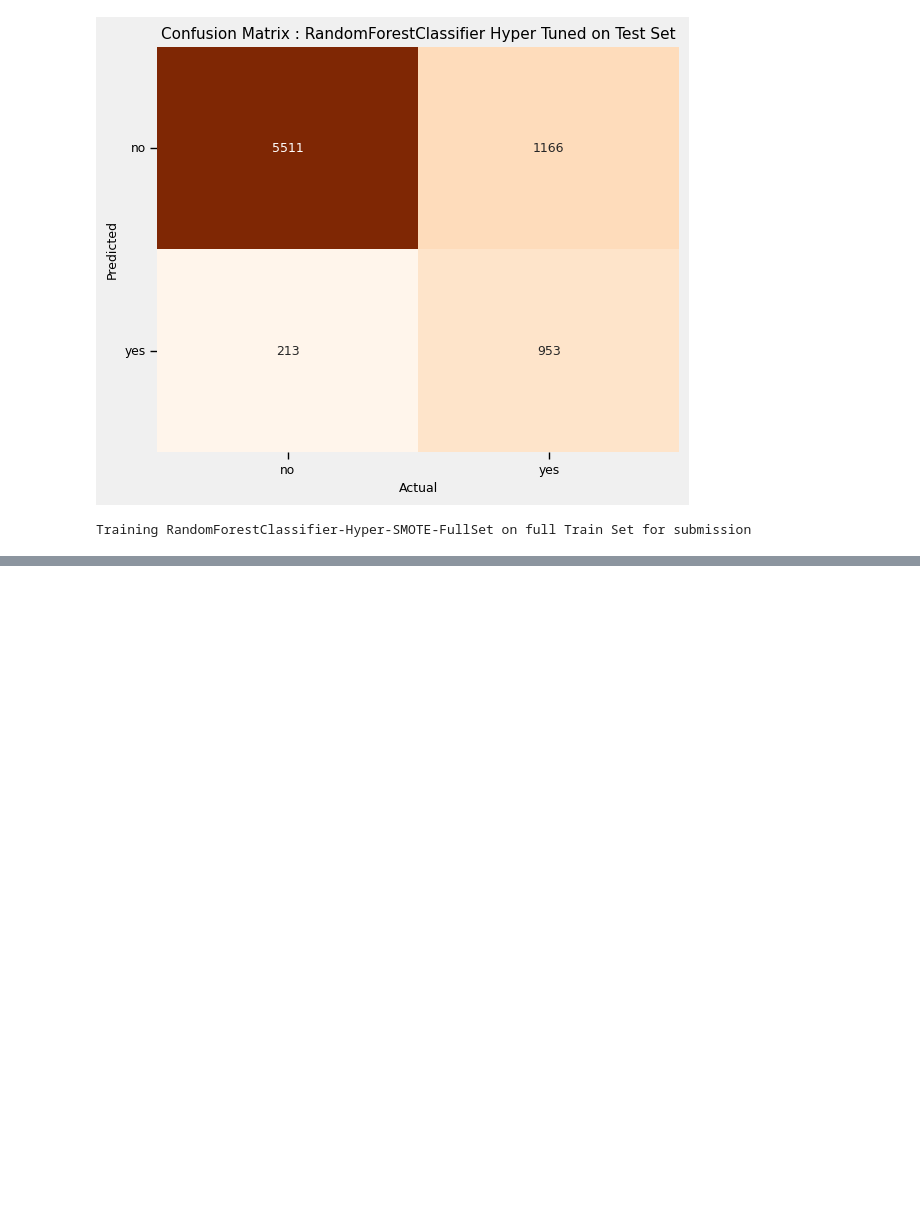
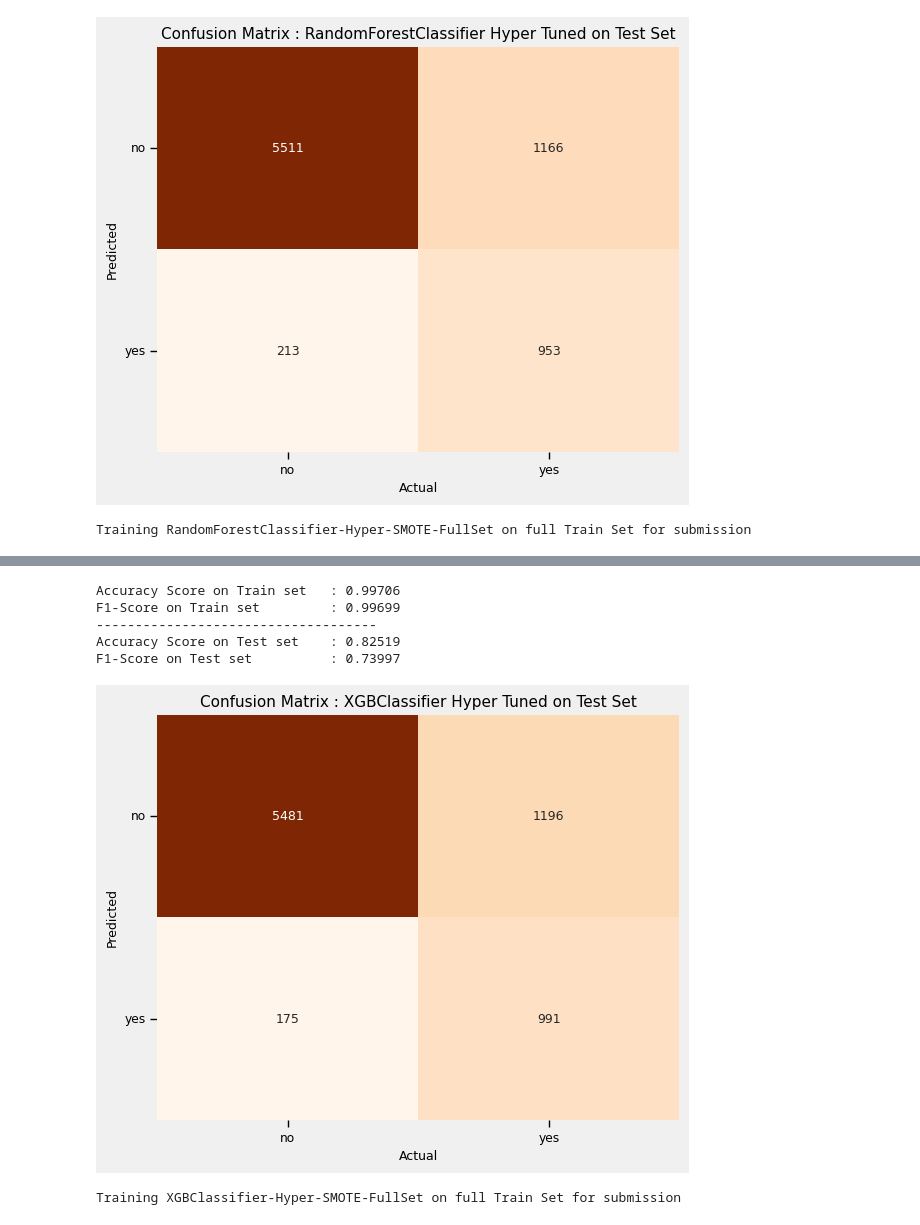
Before and after one commit to jishnukoliyadan/Predicting-the-Success-of-Bank-telemarketing, a Jupyter notebook: notebook/Predict-Success-of-Bank-telemarketing.ipynb, the cells around one changed output, grey strips where cells are left out. Saved outputs shown, nothing was run; the diff lists cells and outputs as text; code cells hidden in the pictures; blank space fills up the shorter version.

```diff
--- a/notebook/Predict-Success-of-Bank-telemarketing.ipynb
+++ b/notebook/Predict-Success-of-Bank-telemarketing.ipynb
@@ -1647,3 +1718,32 @@ Training RandomForestClassifier-Hyper-SMOTE-FullSet on full Train Set for submis
+# %%
+clf_name = 'XGBClassifier-Hyper-SMOTE'
+xgbClassifier_, xgb_f1Score = train_partial_classifier_model(XGBClassifier(
+                                                                **gridCV.best_params_, random_state = 45,
+                                                                n_jobs = -1, verbosity = 0),
+                                                             trainX_ = tansformed_train_X,
+                                                             trainY_ = y_train,
+                                                             testX_ = tansformed_test_X,
+                                                             testY_ = y_test,
+                                                             text_  = 'XGBClassifier Hyper Tuned',
+                                                             plot_cm = True,
+                                                             onTrain = True)
+
+model_performance_df.loc[len(model_performance_df)] = [clf_name, gridCV.best_params_, xgb_f1Score]
+
+clf_name = 'XGBClassifier-Hyper-SMOTE-FullSet'
+submission_classifier(classifier_ = XGBClassifier(**gridCV.best_params_, n_jobs = -1,
+                                                  verbosity = 0, random_state = 45),
+                      filename = 'submission', clf_name = clf_name,
+                      trainX_og = og_tansformed_train_X, trainY_og = og_y_train,
+                      testX_ = og_tansformed_test_X, submission_DF = submissionDF, train = True)
+# %% [output]
+Accuracy Score on Train set   : 0.99706
+F1-Score on Train set         : 0.99699
+------------------------------------
+Accuracy Score on Test set    : 0.82519
+F1-Score on Test set          : 0.73997
+[figure, added]
+Training XGBClassifier-Hyper-SMOTE-FullSet on full Train Set for submission
 # %%
 model_performance_df.style
 # %% [output]
```
Also changed, not shown: parts of 8 cells of this notebook, 2 other files.
